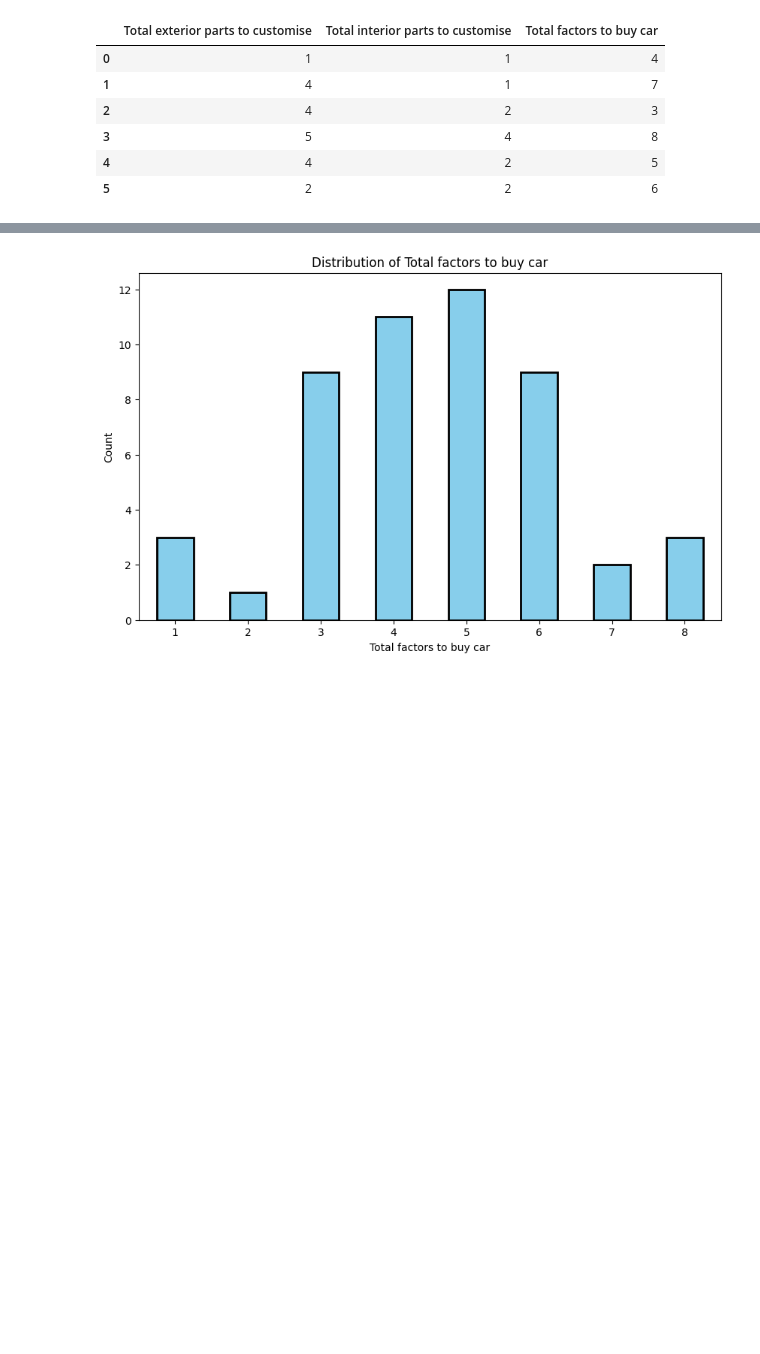
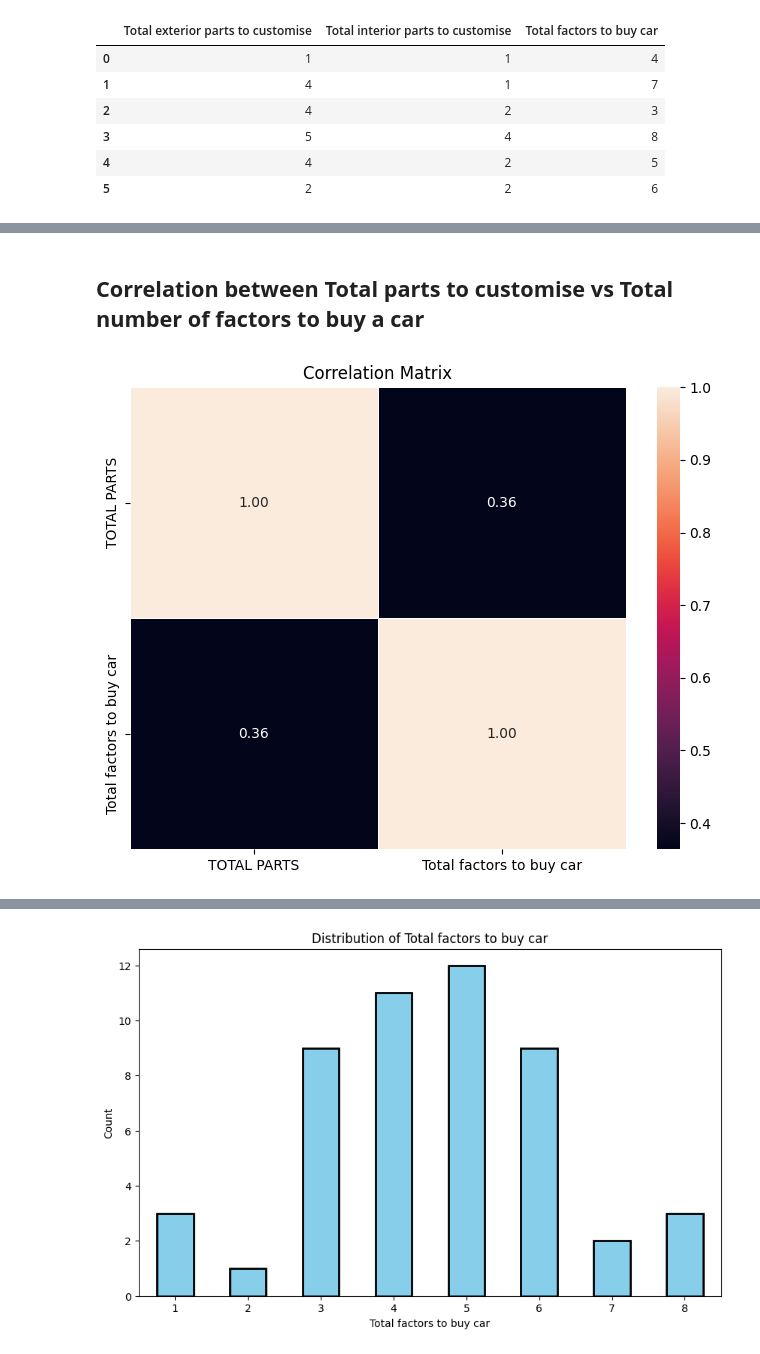
Before and after one commit to Rzi98/MA4829-AY23-24-S2, a Jupyter notebook: src/data_analysis.ipynb, the cells around one changed output, grey strips where cells are left out. Saved outputs shown, nothing was run; the diff lists cells and outputs as text; code cells hidden in the pictures; blank space fills up the shorter version.

```diff
--- a/src/data_analysis.ipynb
+++ b/src/data_analysis.ipynb
@@ -340,0 +515,15 @@ df_numeric.head(6)
+# %% [markdown]
+## **Correlation between Total parts to customise vs Total number of factors to buy a car**
+# %%
+import seaborn as sns
+import matplotlib.pyplot as plt
+
+correlation_matrix = df[['TOTAL PARTS', 'Total factors to buy car']].corr()
+
+# Plot a heatmap of the correlation matrix
+plt.figure(figsize=(8, 6))
+sns.heatmap(correlation_matrix, annot=True, cmap='rocket', fmt=".2f", linewidths=.5)
+plt.title('Correlation Matrix')
+plt.show()
+# %% [output]
+[figure, added]
```
Also changed, not shown: parts of 14 cells of this notebook, 2 other files.
